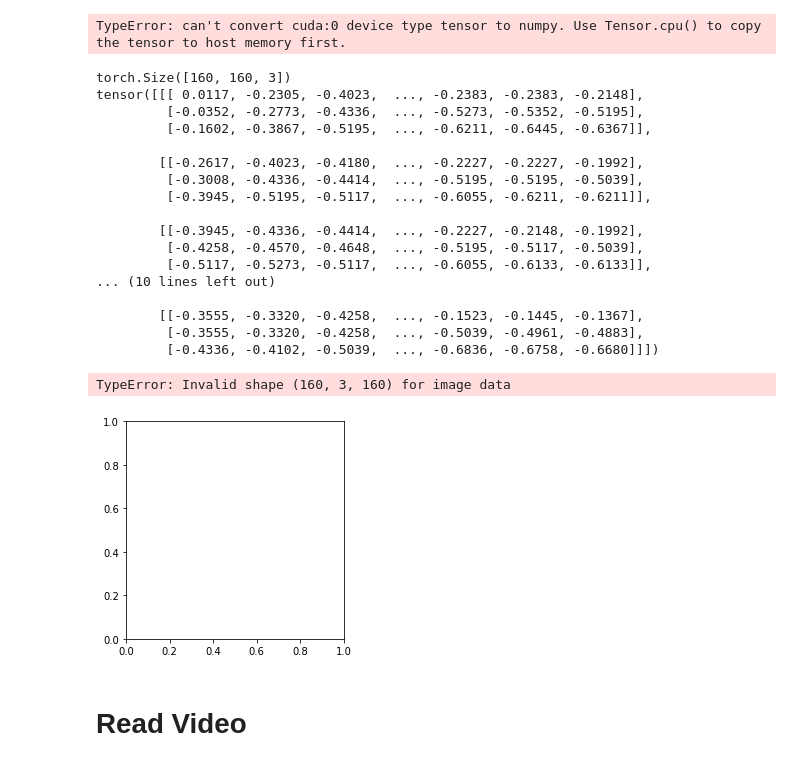
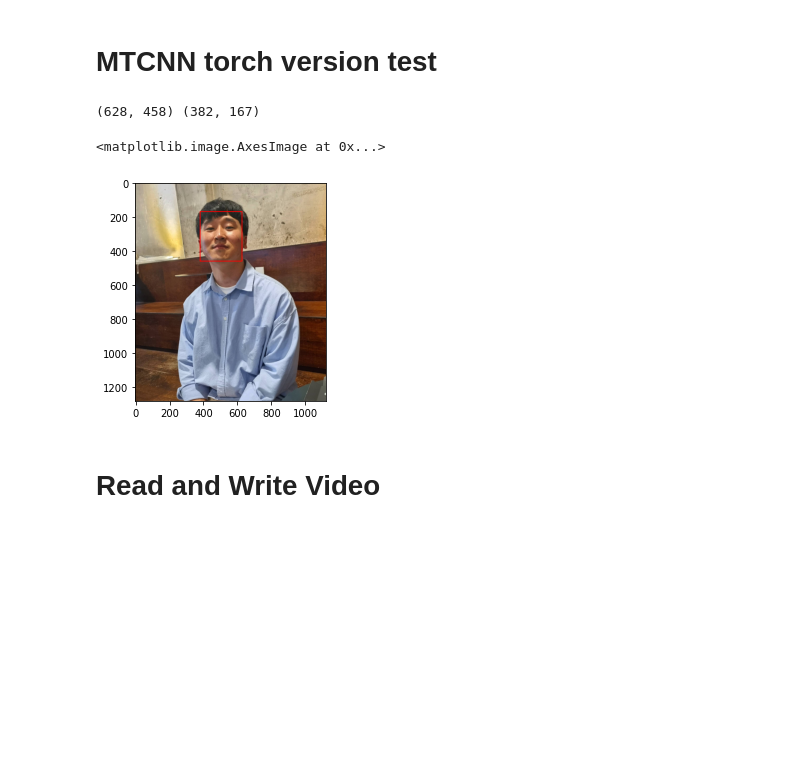
Before and after one commit to quhb2455/toy, a Jupyter notebook: death_wink/Untitled.ipynb, the cells around one changed output. Drawn from its saved outputs; the diff is of its cells as text; code cells hidden in the pictures; blank space fills up the shorter version.

```diff
--- a/death_wink/Untitled.ipynb
+++ b/death_wink/Untitled.ipynb
@@ -25,39 +3,30 @@ import torch
 import numpy as np
 import cv2
 import os
-from torch_mtcnn import detect_faces
+import matplotlib.pyplot as plt
+from PIL import Image
 
-detector = detect_faces
+from facenet_pytorch import MTCNN
+# from torch_mtcnn import detect_faces
+
+device = 'cuda' if torch.cuda.is_available() else 'cpu'
+detector = MTCNN(image_size=224,device=device, post_process=False)
-# %%
-img = Image.open('./myface.jpg')
-result = detector(img)
-# %% [output]
-TypeError: can't convert cuda:0 device type tensor to numpy. Use Tensor.cpu() to copy the tensor to host memory first.
-# %%
-
-print(result.shape)
-result = result.permute(1, 2, 0)
-print(result)
-plt.imshow(result)
-# %% [output]
-torch.Size([160, 160, 3])
-tensor([[[ 0.0117, -0.2305, -0.4023,  ..., -0.2383, -0.2383, -0.2148],
-         [-0.0352, -0.2773, -0.4336,  ..., -0.5273, -0.5352, -0.5195],
-         [-0.1602, -0.3867, -0.5195,  ..., -0.6211, -0.6445, -0.6367]],
-
-        [[-0.2617, -0.4023, -0.4180,  ..., -0.2227, -0.2227, -0.1992],
-         [-0.3008, -0.4336, -0.4414,  ..., -0.5195, -0.5195, -0.5039],
-         [-0.3945, -0.5195, -0.5117,  ..., -0.6055, -0.6211, -0.6211]],
-
-        [[-0.3945, -0.4336, -0.4414,  ..., -0.2227, -0.2148, -0.1992],
-         [-0.4258, -0.4570, -0.4648,  ..., -0.5195, -0.5117, -0.5039],
-         [-0.5117, -0.5273, -0.5117,  ..., -0.6055, -0.6133, -0.6133]],
-... (10 lines left out)
-
-        [[-0.3555, -0.3320, -0.4258,  ..., -0.1523, -0.1445, -0.1367],
-         [-0.3555, -0.3320, -0.4258,  ..., -0.5039, -0.4961, -0.4883],
-         [-0.4336, -0.4102, -0.5039,  ..., -0.6836, -0.6758, -0.6680]]])
-TypeError: Invalid shape (160, 3, 160) for image data
-[figure, removed]
+# %% [markdown]
+# MTCNN torch version test
+# %%
+img = cv2.imread('./myface.jpg')
+img = cv2.cvtColor(img, cv2.COLOR_BGR2RGB)
+
+bbox, _ = detector.detect(img)
+bbox = bbox[0].astype(np.int)
+
+print((bbox[2],bbox[3]),(bbox[0],bbox[1]))
+
+img = cv2.rectangle(img, (bbox[0],bbox[1]),(bbox[2],bbox[3]), (255,0,0), 3)
+plt.imshow(img)
+# %% [output]
+(628, 458) (382, 167)
+<matplotlib.image.AxesImage at 0x...>
+[figure, added]
 # %% [markdown]
-# Read Video
+# Read and Write Video
```
Also changed, not shown: parts of 3 cells of this notebook.
